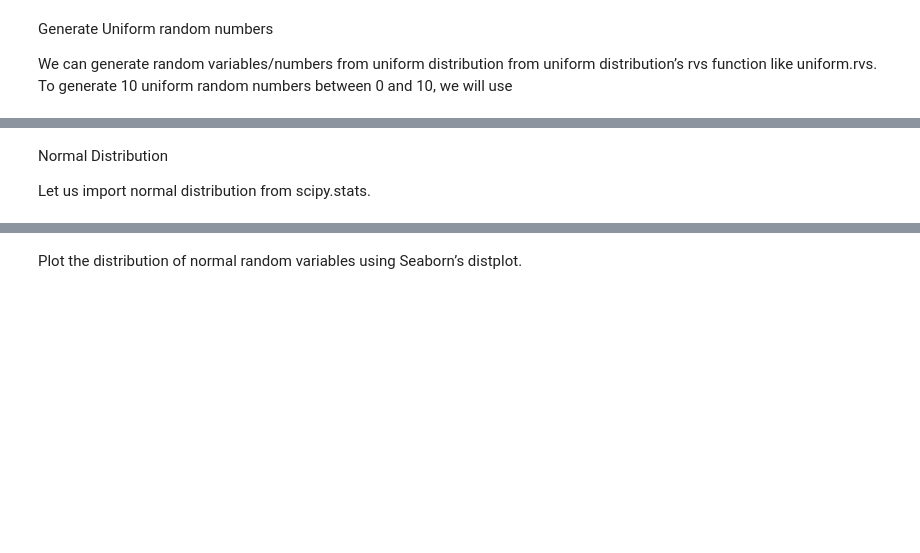
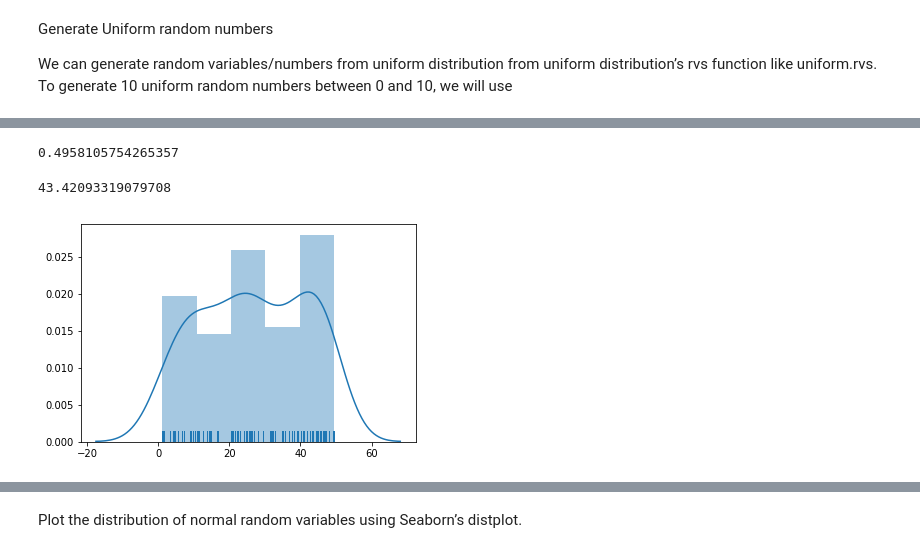
Before and after one commit to MarianneLawless/ProgDAassesments, a Jupyter notebook: Programming for Data Analysis Assignment of numpy.random package.ipynb, the cells around one changed output, grey strips where cells are left out. Saved outputs shown, nothing was run; the diff lists cells and outputs as text; code cells hidden in the pictures; blank space fills up the shorter version.

```diff
--- a/Programming for Data Analysis Assignment of numpy.random package.ipynb
+++ b/Programming for Data Analysis Assignment of numpy.random package.ipynb
@@ -244,4 +216,21 @@ ax.set(xlabel='Uniform ', ylabel='Frequency')
-# %% [markdown]
-Normal Distribution
-
-Let us import normal distribution from scipy.stats.
+# %%
+# Generate a random float from a uniform distribution between 0 and 1
+import numpy as np
+np.random.uniform()
+# %% [output]
+0.4958105754265357
+# %%
+import numpy as np
+import seaborn as sns
+def source2(shape=None):
+    return np.random.uniform(0, 50, shape)
+# %%
+source2()
+# %% [output]
+43.42093319079708
+# %%
+vals2 = source2(100)
+# %%
+sns.distplot(vals2, kde=True, rug=True);
+# %% [output]
+[figure, added]
```
Also changed, not shown: parts of 65 cells of this notebook.
